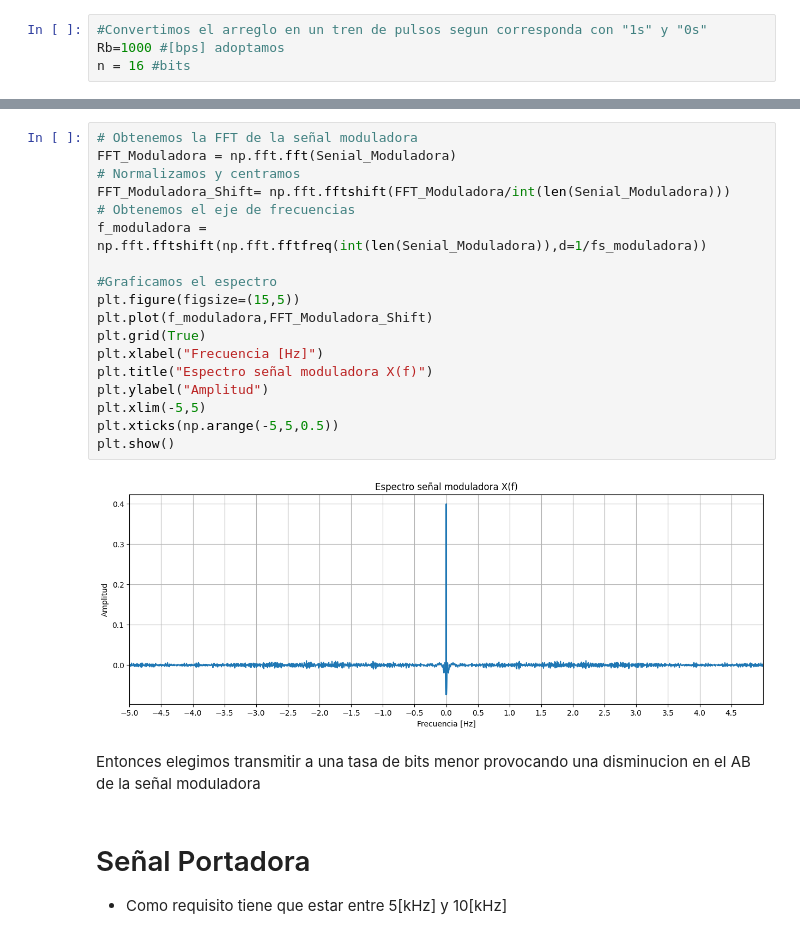
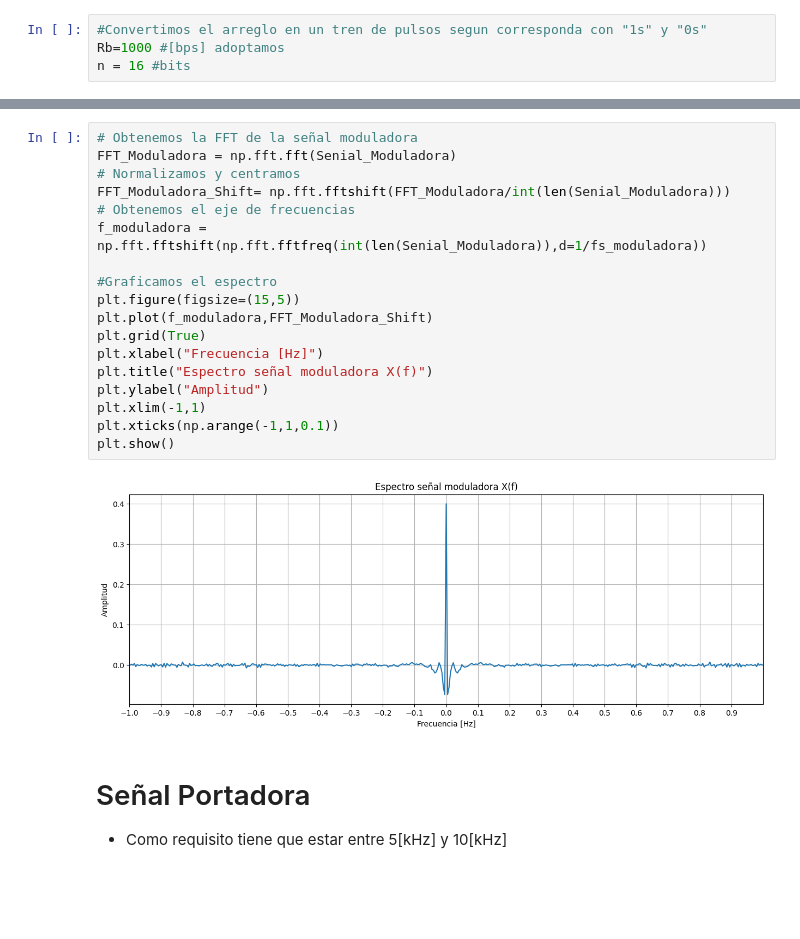
Before and after one commit to UlisesUberti/Proyecto_Seniales_Electricas, a Jupyter notebook: src/Tx_2.ipynb, the cells around one changed output, grey strips where cells are left out. Saved outputs shown, nothing was run; the diff lists cells and outputs as text; blank space fills up the shorter version.

```diff
--- a/src/Tx_2.ipynb
+++ b/src/Tx_2.ipynb
@@ -183,25 +211,23 @@ Una tasa de bits menor provoca una extension de la señal en el tiempo y una "co
 # %%
 # Obtenemos la FFT de la señal moduladora
 FFT_Moduladora = np.fft.fft(Senial_Moduladora)
 # Normalizamos y centramos
 FFT_Moduladora_Shift= np.fft.fftshift(FFT_Moduladora/int(len(Senial_Moduladora)))
 # Obtenemos el eje de frecuencias
 f_moduladora = np.fft.fftshift(np.fft.fftfreq(int(len(Senial_Moduladora)),d=1/fs_moduladora))
 
 #Graficamos el espectro
 plt.figure(figsize=(15,5))
 plt.plot(f_moduladora,FFT_Moduladora_Shift)
 plt.grid(True)
 plt.xlabel("Frecuencia [Hz]")
 plt.title("Espectro señal moduladora X(f)")
 plt.ylabel("Amplitud")
-plt.xlim(-5,5)
-plt.xticks(np.arange(-5,5,0.5))
+plt.xlim(-1,1)
+plt.xticks(np.arange(-1,1,0.1))
 plt.show()
 # %% [output]
-[figure, old version]
+[figure, new version]
-# %% [markdown]
-Entonces elegimos transmitir a una tasa de bits menor provocando una disminucion en el AB de la señal moduladora
 # %% [markdown]
 # Señal Portadora
 - Como requisito tiene que estar entre 5[kHz] y 10[kHz]
```
Also changed, not shown: parts of 24 cells of this notebook, 4 other files.
